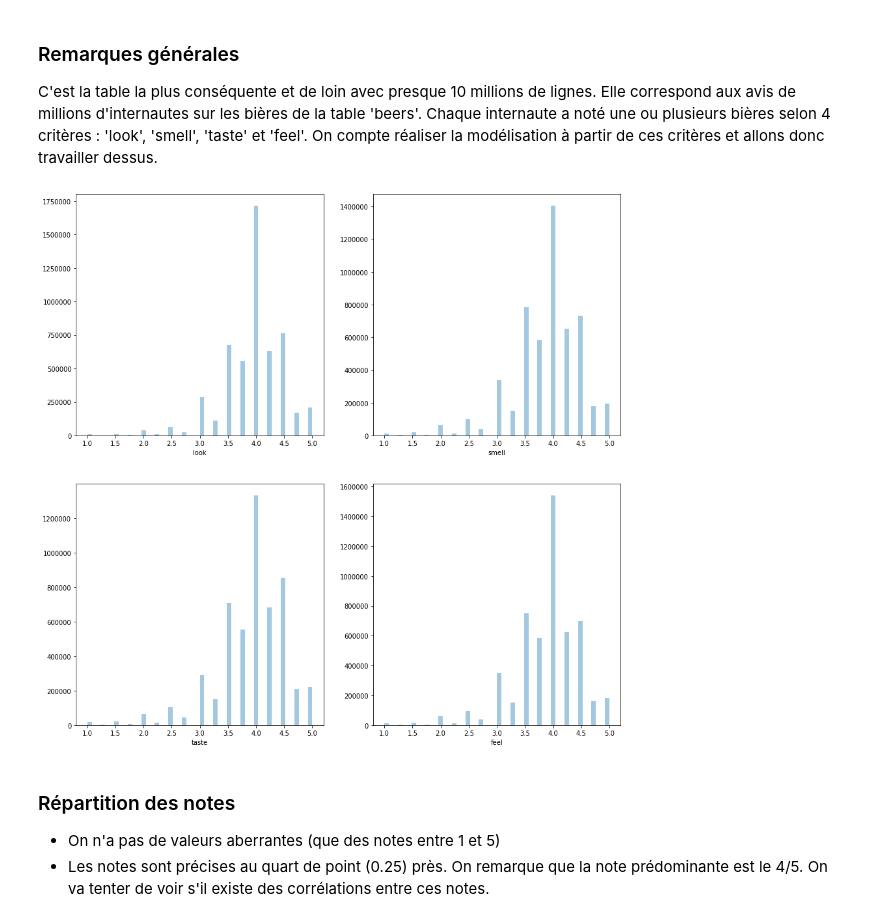
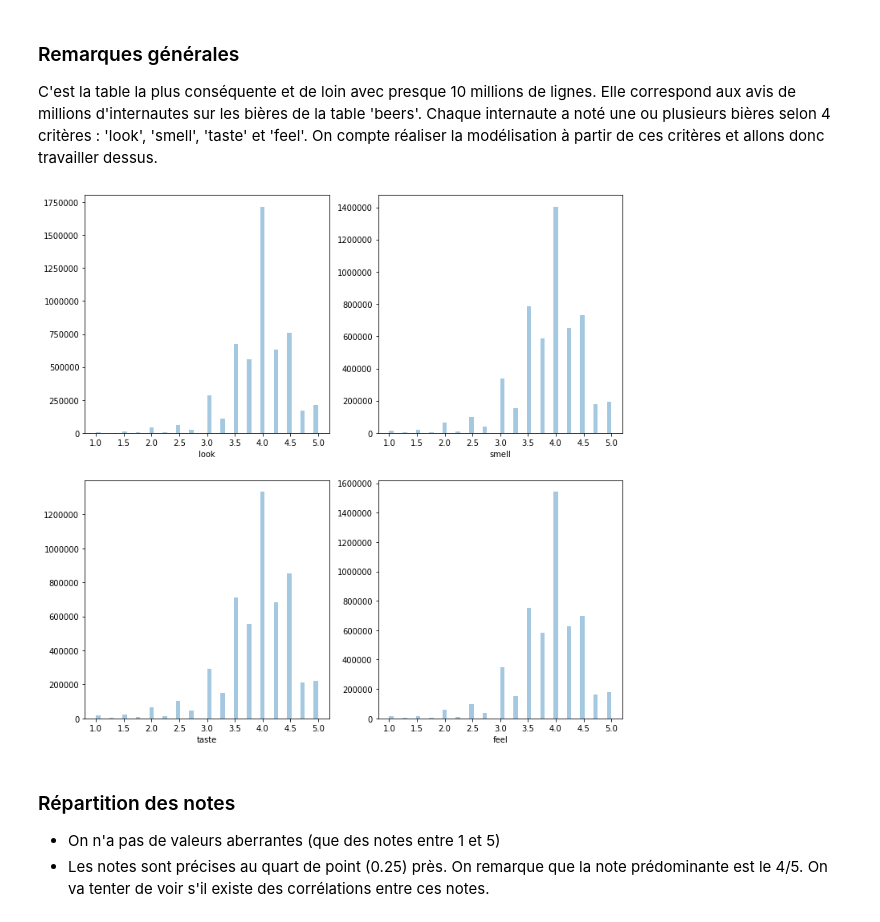
Before and after one commit to rhomain-rangeay/Projet-Python-pour-le-Data-Scientist, a Jupyter notebook: Préprocessing des données (df_ml et data_beerwulf_with_id).ipynb, the cells around one changed output. Drawn from its saved outputs; the diff is of its cells as text; code cells hidden in the pictures.

```diff
--- a/Préprocessing des données (df_ml et data_beerwulf_with_id).ipynb
+++ b/Préprocessing des données (df_ml et data_beerwulf_with_id).ipynb
@@ -260,18 +260,18 @@ C'est la table la plus conséquente et de loin avec presque 10 millions de ligne
 # On va regarder la répartition des goûts, mais sns.distplot ne supporte pas les valeurs manquantes.
 reviews2 = reviews[['look', 'smell', 'taste', 'feel']].dropna()
 # %%
-figure = plt.figure(1, figsize = (15, 15))
+figure = plt.figure(1, figsize = (12, 12))
 plt.subplot(221)
 sns.distplot(reviews2.look, kde = False)
 plt.subplot(222)
 sns.distplot(reviews2.smell, kde = False)
 plt.subplot(223)
 sns.distplot(reviews2.taste, kde = False)
 plt.subplot(224)
 sns.distplot(reviews2.feel, kde = False)
 plt.show()
 # %% [output]
-[figure, old version]
+[figure, new version]
 # %% [markdown]
 ### Répartition des notes
 
```
Also changed, not shown: parts of 1 cell of this notebook.
